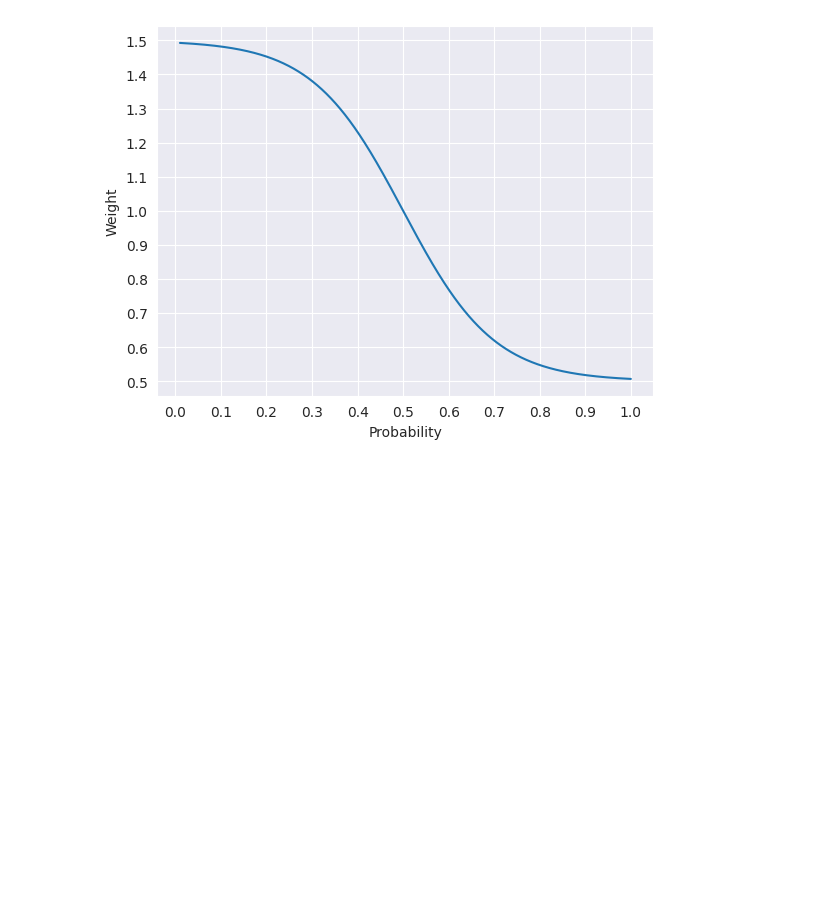
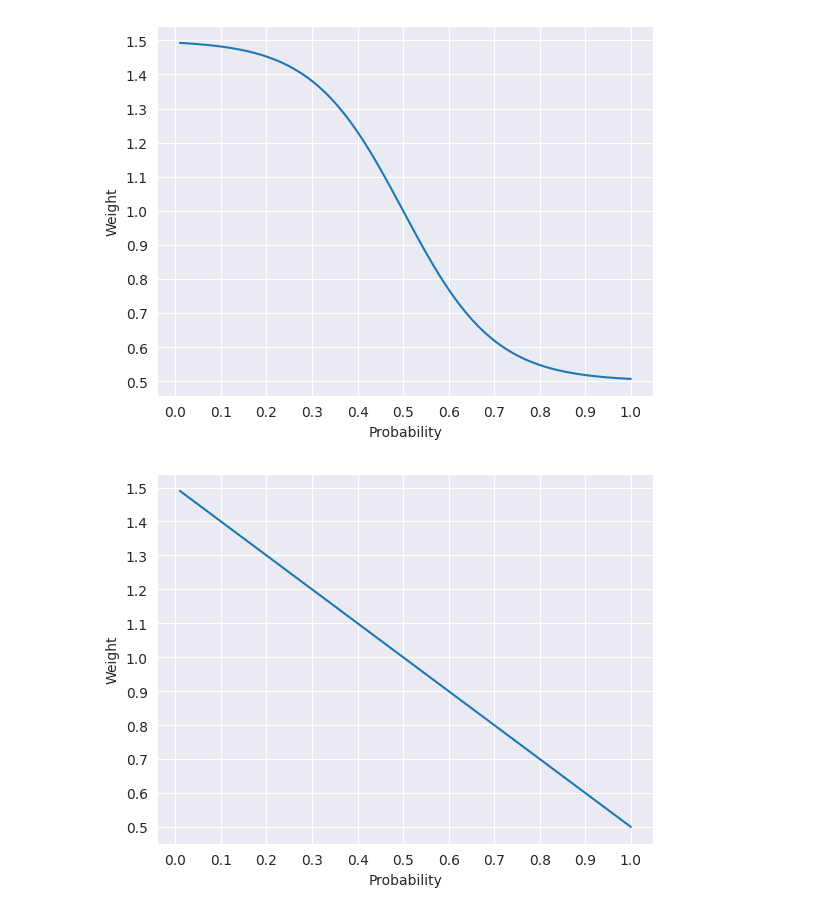
Before and after one commit to kramerlab/FeatureWeightDebiasing, a Jupyter notebook: notebooks/alpha_visualization.ipynb, the cells around one changed output. Saved outputs shown, nothing was run; the diff lists cells and outputs as text; code cells hidden in the pictures; blank space fills up the shorter version.

Commit message:
Add linear soft-mrs weights

```diff
--- a/notebooks/alpha_visualization.ipynb
+++ b/notebooks/alpha_visualization.ipynb
@@ -22,3 +19,15 @@ _ = ax.set_yticks(y_ticks)
 plt.savefig("exponential_soft_mrs_weights.pdf")
 # %% [output]
 [figure]
+# %%
+weighting = 1.5 - prediction
+ax = sns.lineplot(x=prediction, y= weighting)
+ax.set(xlabel='Probability', ylabel='Weight')
+x_ticks = [x / 10 for x in range(0, 11)]
+_ = ax.set_xticks(x_ticks)
+
+y_ticks = [y / 10 for y in range(5, 16)]
+_ = ax.set_yticks(y_ticks)
+plt.savefig("linear_soft_mrs_weights.pdf")
+# %% [output]
+[figure, added]
```
Also changed, not shown: parts of 1 cell of this notebook, 2 other files.
